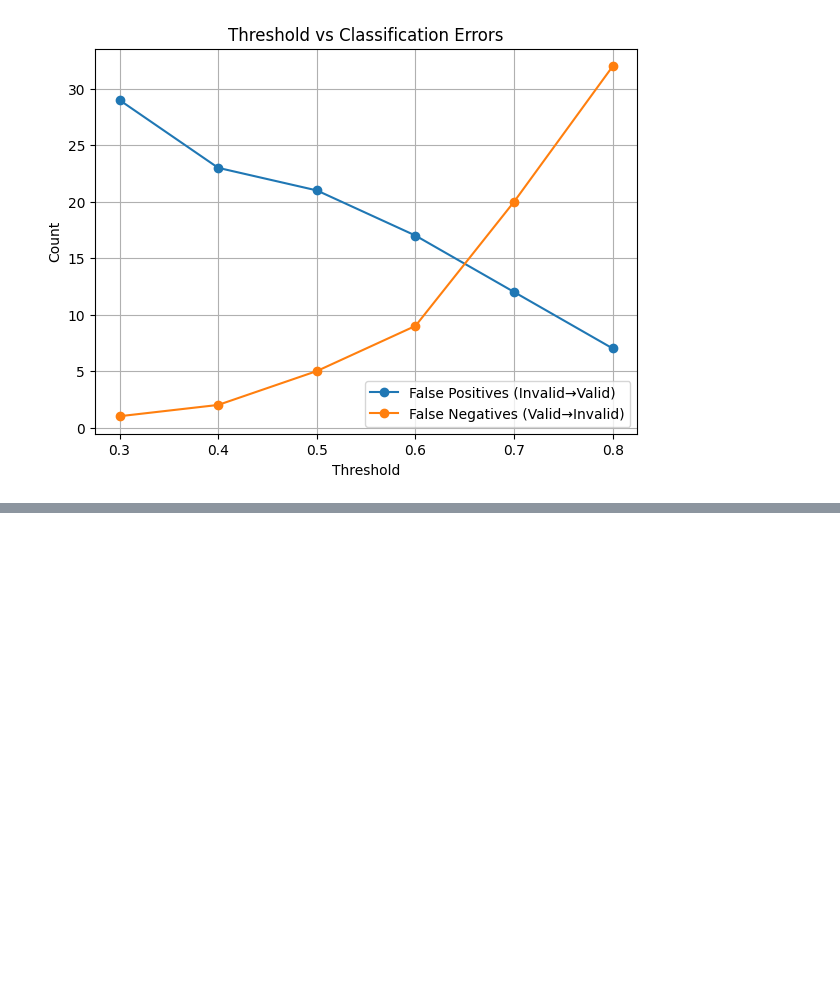
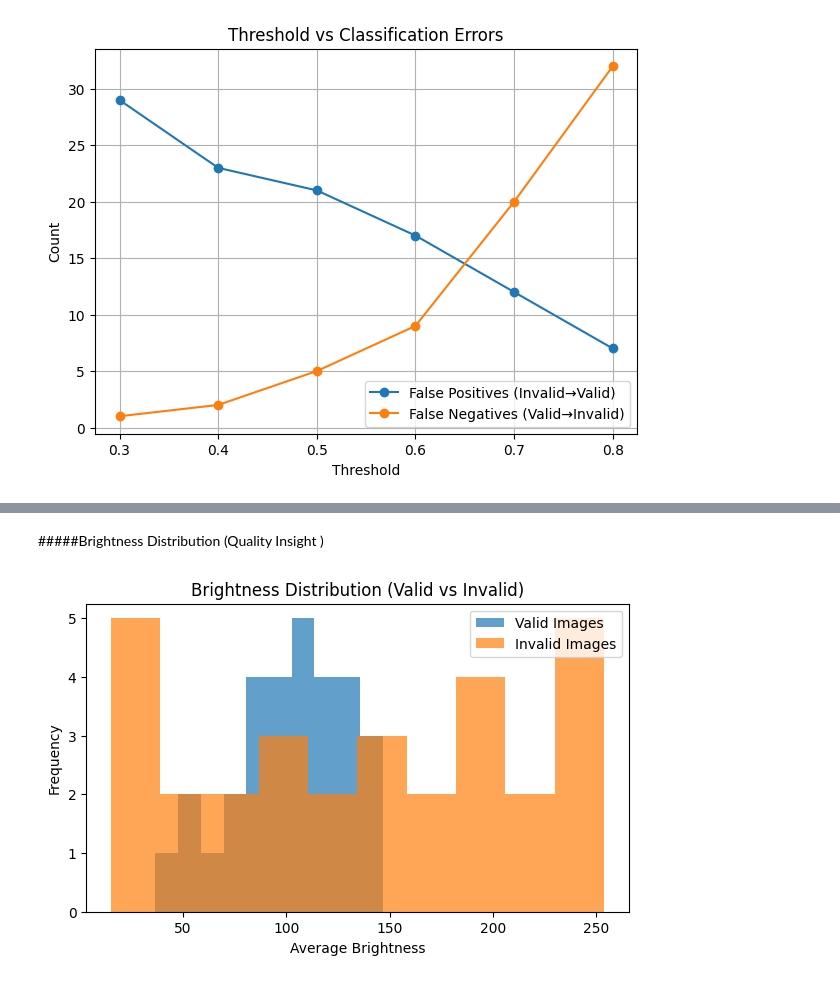
Before and after one commit to zaviruuu/Naga--ML-Based-Snake-Identifier-for-Sri-Lanka-, a Jupyter notebook: Input_Validation_Model.ipynb, the cells around one changed output, grey strips where cells are left out. Cells and saved outputs as stored; diff of their text form; code cells hidden in the pictures; blank space fills up the shorter version.

```diff
--- a/Input_Validation_Model.ipynb
+++ b/Input_Validation_Model.ipynb
@@ -333,0 +417,28 @@ plt.show()
+# %% [markdown]
+#####Brightness Distribution (Quality Insight )
+# %%
+import cv2
+import numpy as np
+
+def avg_brightness(img_path):
+    img = cv2.imread(img_path, cv2.IMREAD_GRAYSCALE)
+    return np.mean(img)
+
+bright_valid, bright_invalid = [], []
+
+for f in os.listdir(f"{OUTPUT_DIR}/train/valid")[:30]:
+    bright_valid.append(avg_brightness(f"{OUTPUT_DIR}/train/valid/{f}"))
+
+for f in os.listdir(f"{OUTPUT_DIR}/train/invalid")[:30]:
+    bright_invalid.append(avg_brightness(f"{OUTPUT_DIR}/train/invalid/{f}"))
+
+plt.figure(figsize=(7,4))
+plt.hist(bright_valid, bins=10, alpha=0.7, label="Valid Images")
+plt.hist(bright_invalid, bins=10, alpha=0.7, label="Invalid Images")
+plt.xlabel("Average Brightness")
+plt.ylabel("Frequency")
+plt.title("Brightness Distribution (Valid vs Invalid)")
+plt.legend()
+plt.show()
+# %% [output]
+[figure, added]
```
Also changed, not shown: parts of 7 cells of this notebook.
